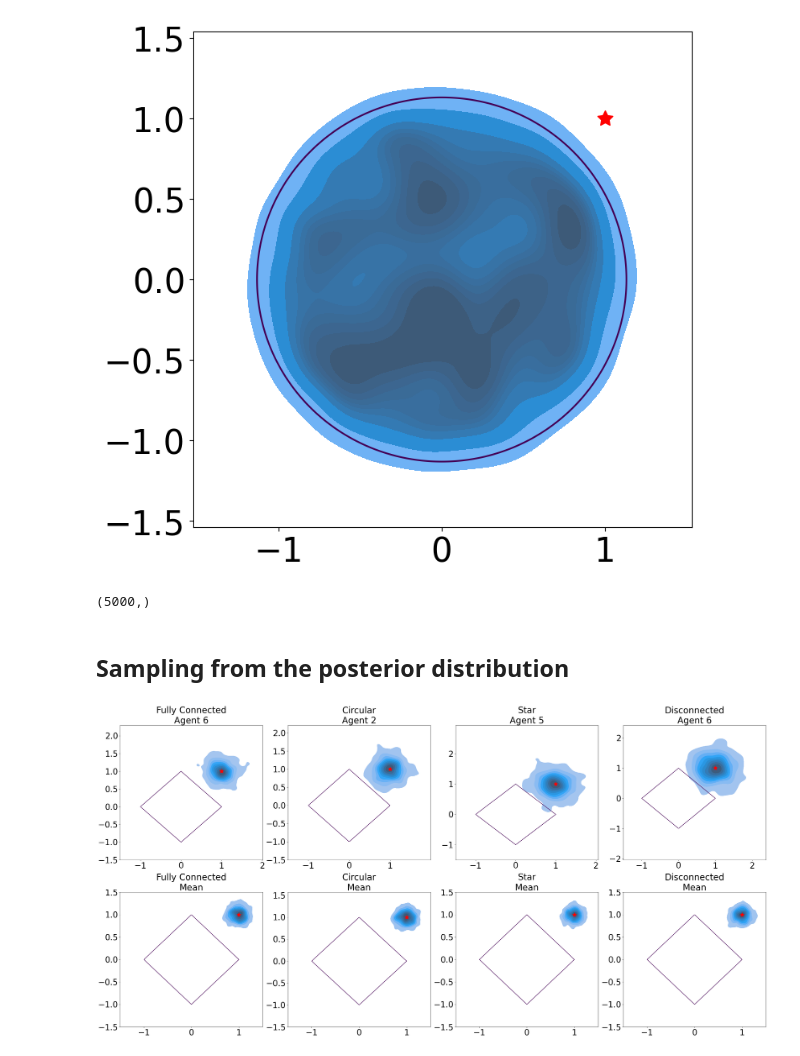
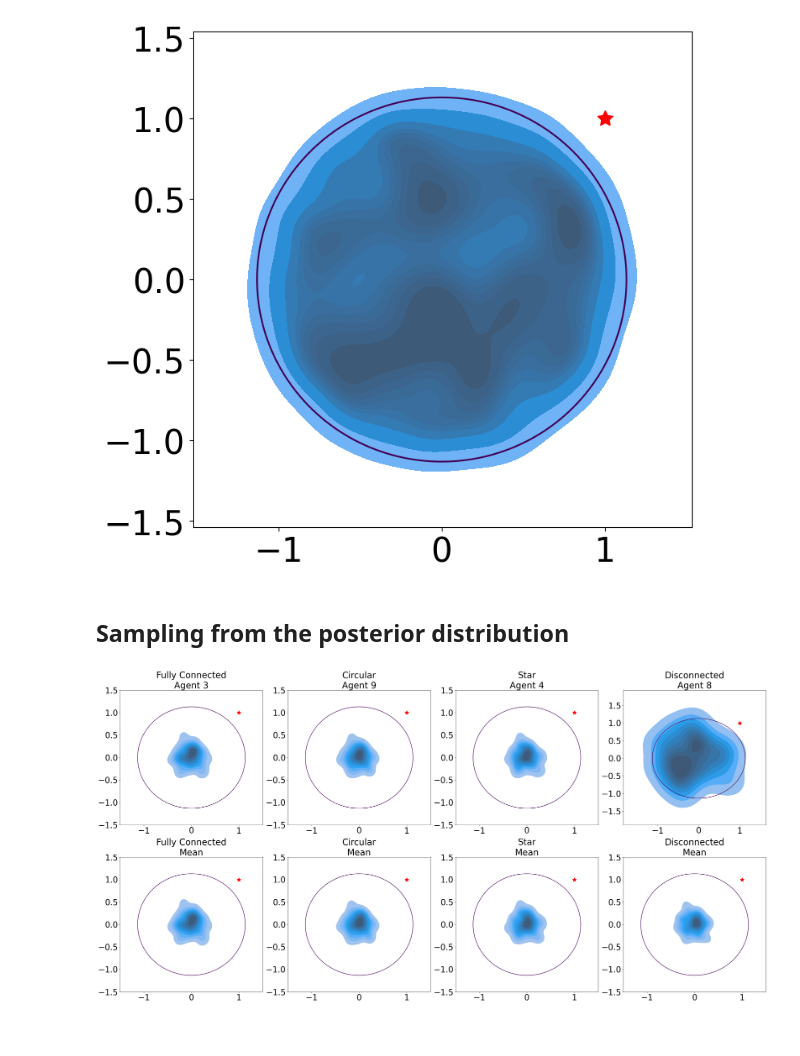
Before and after one commit to rispace/Decentralized-proximal-SGLD, a Jupyter notebook: higherdim.ipynb, the cells around one changed output. Saved outputs shown, nothing was run; the diff lists cells and outputs as text; code cells hidden in the pictures.

```diff
--- a/higherdim.ipynb
+++ b/higherdim.ipynb
@@ -73,10 +74,6 @@ plt.tick_params(labelsize=30)
 plt.show()
 # %% [output]
 [figure]
-# %%
-beta_x.shape
-# %% [output]
-(5000,)
 # %% [markdown]
 ## Sampling from the posterior distribution
 # %%
@@ -138,11 +135,11 @@ def regression_run(
     plt.tight_layout()
     plt.show()
 # %%
-lp = 1
-s = 1
+lp = 2
+s = 0.8*np.linalg.norm(beta_ols, ord=lp)
 regression_run(
-    X=X, y=y, N=500, n_iteration=100, lp=lp, s=s, batch_size=1,
-    gamma=1e-3, sigma=.9, eta=5e-6
+    X=X, y=y, N=50, n_iteration=50, lp=lp, s=s, batch_size=5,
+    gamma=1e-3, sigma=0.9, eta=5e-6, size_w=10
 )
 # %% [output]
-[figure, old version]
+[figure, new version]
```
Also changed, not shown: parts of 2 cells of this notebook, 2 other files.
